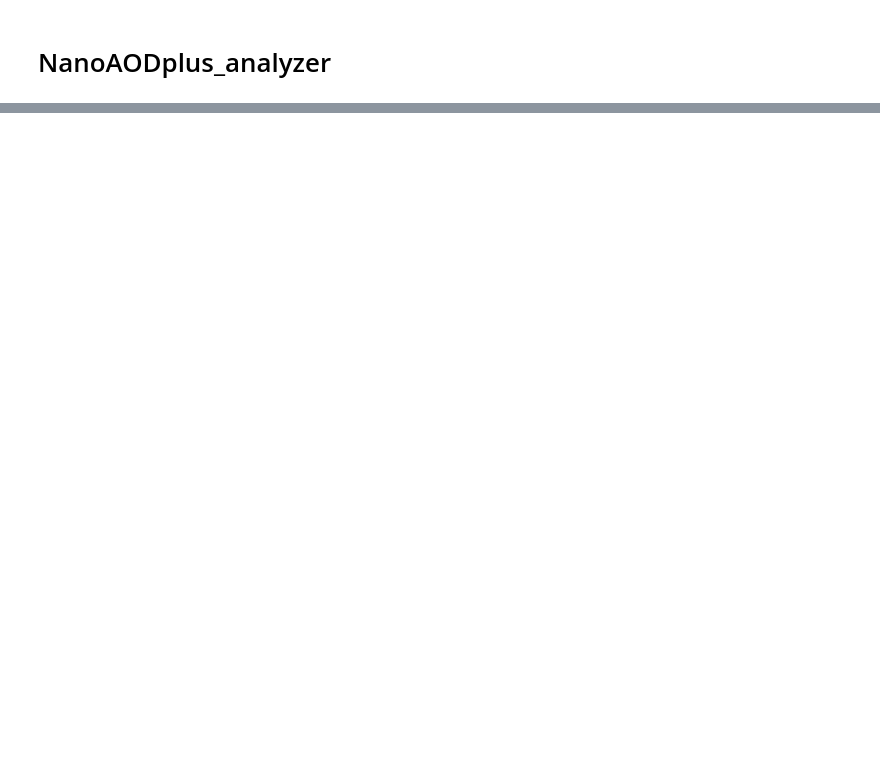
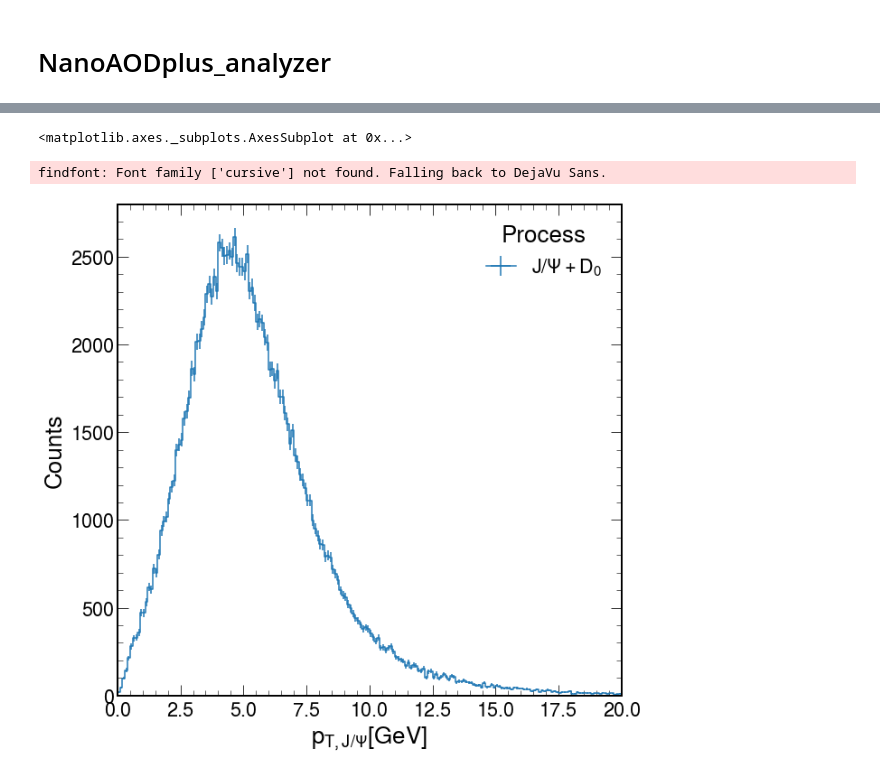
Before and after one commit to Mapse/OniaOpenCharmRun2ULAna, a Jupyter notebook: GenParticle_analyzer.ipynb, the cells around one changed output, grey strips where cells are left out. Saved outputs shown, nothing was run; the diff lists cells and outputs as text; code cells hidden in the pictures; blank space fills up the shorter version.

Commit message:
Gen particles added

```diff
--- a/GenParticle_analyzer.ipynb
+++ b/GenParticle_analyzer.ipynb
@@ -89,9 +67,11 @@ ax= hist.plot1d(output['D0_eta'], overlay='dataset')
 # %%
 ax= hist.plot1d(output['D0_phi'], overlay='dataset')
 # %%
+##################################### Test section ##############################################
+
 import uproot
 
-from coffea import hist
+import coffea.hist as hist
 from coffea.analysis_objects import JaggedCandidateArray
 import coffea.processor as processor
 from awkward import JaggedArray
@@ -100,10 +80,11 @@ from pprint import pprint
 
 import matplotlib.pyplot as plt
 import mplhep as hep
+
 plt.style.use(hep.style.CMS)
 
 branches = ['nGenPart', 'GenPart_pt', 'GenPart_eta', 'GenPart_phi', 'GenPart_mass', 'GenPart_charge', 'GenPart_pdgId', 'GenPart_mpdgId', 'GenPart_vx', 'GenPart_vy', 'GenPart_vz',]
-file = ['/afs/cern.ch/work/m/mabarros/public/MonteCarlo/CMSSW_10_6_12/src/show.root']
+file = ['/afs/cern.ch/work/m/mabarros/public/MonteCarlo/CMSSW_10_6_12/src/Analyzer_files/JpsiDzero_13TeV_GenParticle.root']
 
 for chunk in uproot.iterate(file, 'Events', branches=branches, entrysteps=500000, namedecode='ascii'):
     GenParticle = JaggedCandidateArray.candidatesfromcounts(chunk['nGenPart'],
@@ -118,12 +99,4 @@ for chunk in uproot.iterate(file, 'Events', branches=branches, entrysteps=500000
                                             vy=chunk['GenPart_vy'].content,
                                             vz=chunk['GenPart_vz'].content,
                                            )
-
-kaonid = (np.absolute(GenParticle.pdgId) == 321)
-Kaon = GenParticle[kaonid]
-
-pionid = (np.absolute(GenParticle.pdgId) == 211)
-Pion = GenParticle[pionid]
-
-protonid = (np.absolute(GenParticle.pdgId) == 2212)
-Proton = GenParticle[protonid]
+sample = hist.Cat("sample", "Process")
@@ -142,0 +103,18 @@ Lambda_cplus = Lambda_cplus[Lambda_cplus_same_vtx]
+# %%
+jpsiid = (np.absolute(GenParticle.pdgId) == 443)
+Jpsi = GenParticle[jpsiid]
+mass_cut_Jpsi = ((Jpsi.mass < 3.2) & (Jpsi.mass > 2.9))
+Jpsi = Jpsi[mass_cut_Jpsi]
+# %%
+Jpsi_mass_axis = hist.Bin("mass", r"$m_{J/\Psi}$ [GeV]", 10, 2.9, 3.2)
+Jpsi_pt_axis = hist.Bin("pt", r"$p_{T,J/\Psi}$[GeV]" , 200, 0.0, 20)
+Jpsi_eta_axis = hist.Bin("eta", r"$\eta_{J/\Psi}$", 100, -5.0, 5.0)
+Jpsi_phi_axis = hist.Bin("phi", r"$\phi_{J/\Psi}$", 70, -3.5, 3.5)
+# %%
+Jpsi_pt = hist.Hist('Counts', sample,  Jpsi_pt_axis)
+Jpsi_pt.fill(sample="$J/\Psi+D_0$", pt=Jpsi.__fast_pt.flatten())
+hist.plot1d(Jpsi_pt, overlay='sample')
+# %% [output]
+<matplotlib.axes._subplots.AxesSubplot at 0x...>
+findfont: Font family ['cursive'] not found. Falling back to DejaVu Sans.
+[figure, added]
```
Also changed, not shown: parts of 75 cells of this notebook, 1 other file.
